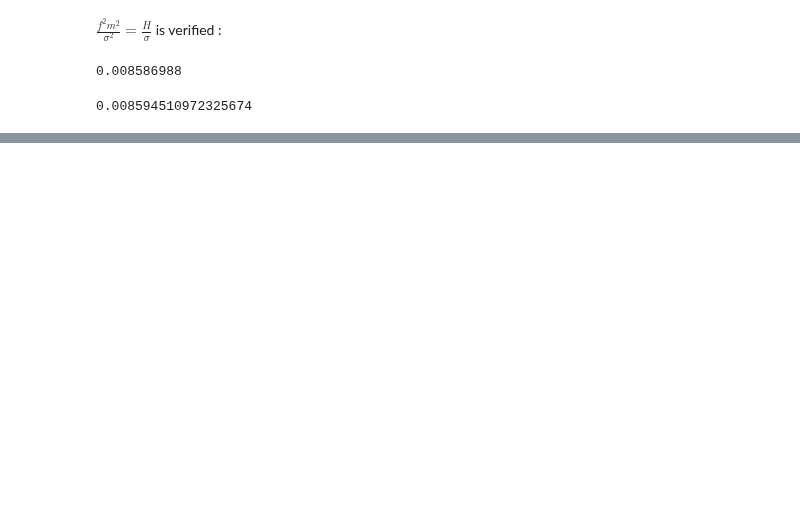
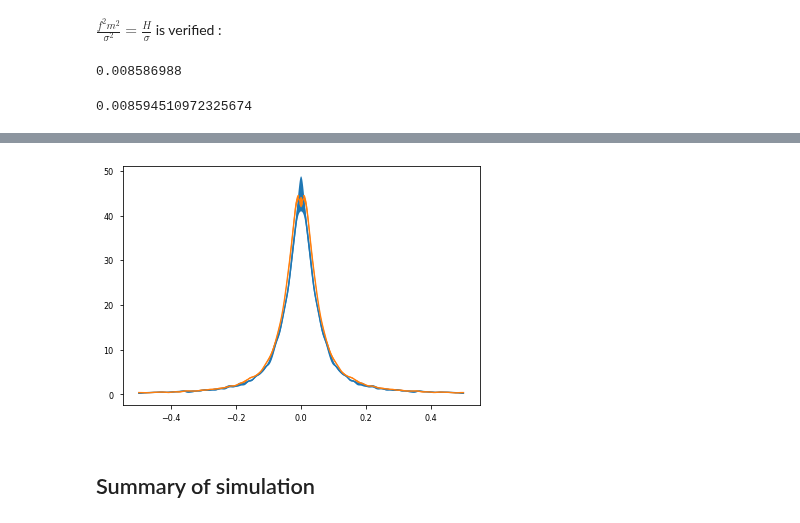
Before and after one commit to jannisgebbo/langevinA, a Jupyter notebook: jupyter_notebooks/superpaper_finalized.ipynb, the cells around one changed output, grey strips where cells are left out. Cells and saved outputs as stored; diff of their text form; code cells hidden in the pictures; blank space fills up the shorter version.

```diff
--- a/jupyter_notebooks/superpaper_finalized.ipynb
+++ b/jupyter_notebooks/superpaper_finalized.ipynb
@@ -242,0 +269,5 @@ $\frac{f^2 m^2}{\sigma^2} = \frac{H}{\sigma}$ is verified :
+# %%
+plotter.plot(dataplus,"OtOttpFourier","dsigma", yfact = 1.0 / np.real(dataplus.OtOttp['phi'].mean[0]))
+plotter.plot(dataplus,"OtOttpFourier","phi", yfact = 1.0 / np.real(dataplus.OtOttp['dsigma'].mean[0]))
+# %% [output]
+[figure, added]
@@ -242,0 +280,2 @@ $\frac{f^2 m^2}{\sigma^2} = \frac{H}{\sigma}$ is verified :
+# %% [markdown]
+## Summary of simulation
```
Also changed, not shown: parts of 37 cells of this notebook, 1 other file.
